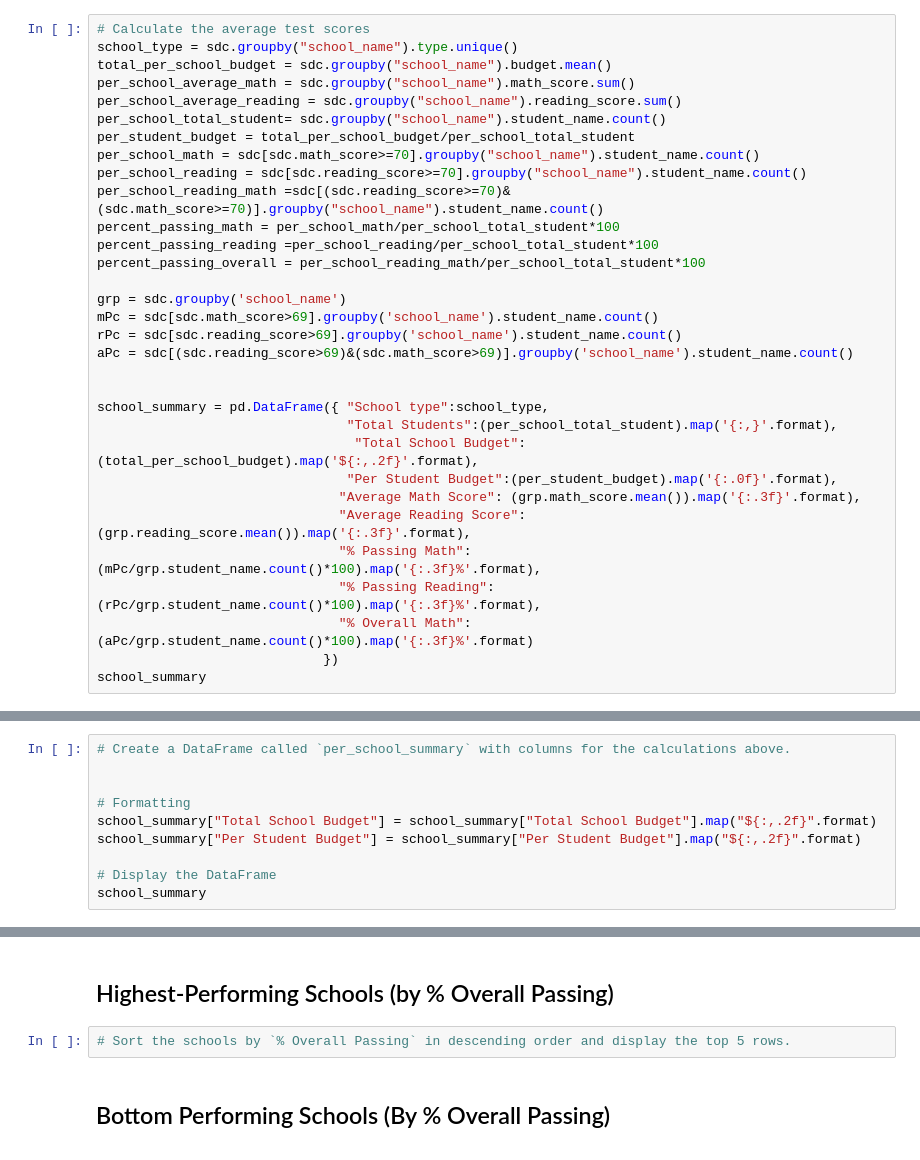
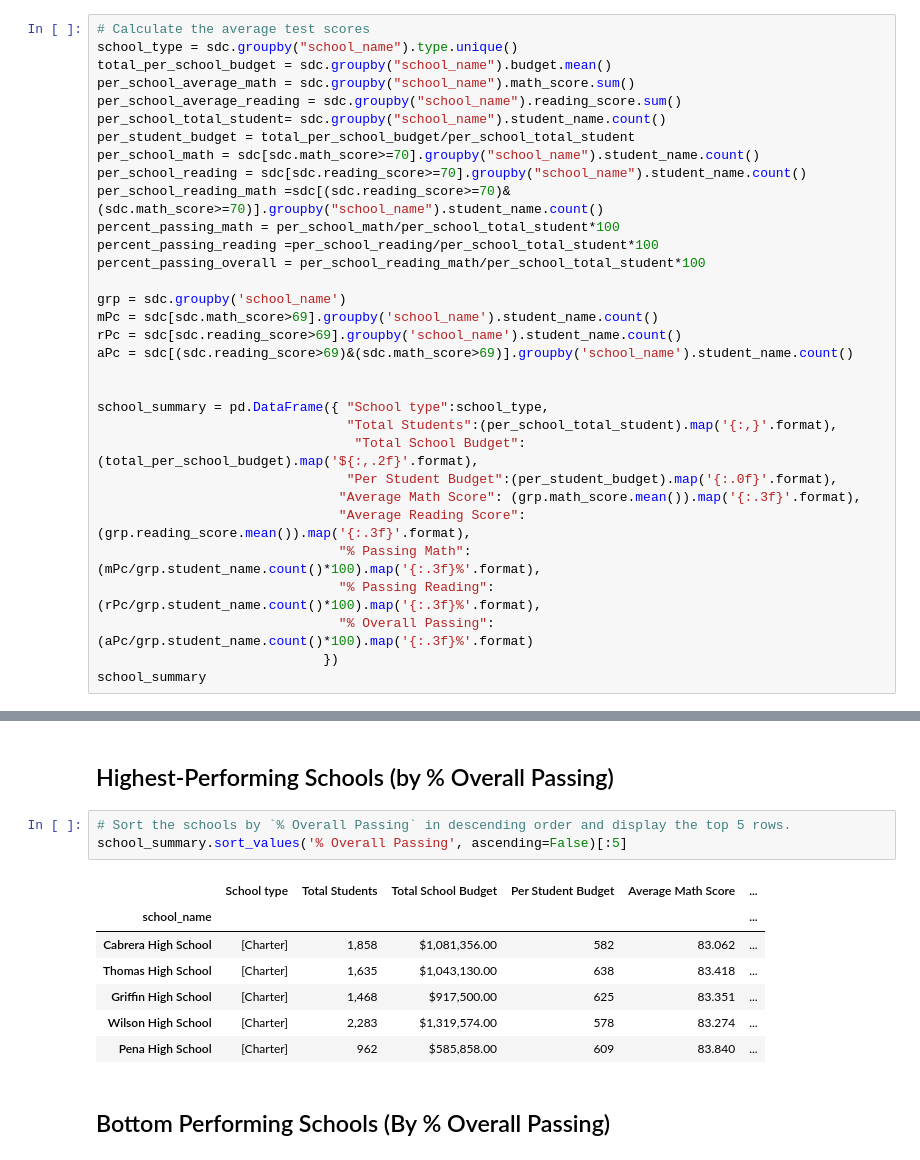
Before and after one commit to lynnh21/pandas_analysis, a Jupyter notebook: PyCitySchools/PyCitySchools_starter.ipynb, the cells around one changed output, grey strips where cells are left out. Cells and saved outputs as stored; diff of their text form.

```diff
--- a/PyCitySchools/PyCitySchools_starter.ipynb
+++ b/PyCitySchools/PyCitySchools_starter.ipynb
@@ -142,7 +142,7 @@ school_summary = pd.DataFrame({ "School type":school_type,
                                "Average Reading Score": (grp.reading_score.mean()).map('{:.3f}'.format),
                                "% Passing Math": (mPc/grp.student_name.count()*100).map('{:.3f}%'.format),
                                "% Passing Reading": (rPc/grp.student_name.count()*100).map('{:.3f}%'.format),
-                               "% Overall Math": (aPc/grp.student_name.count()*100).map('{:.3f}%'.format)
+                               "% Overall Passing": (aPc/grp.student_name.count()*100).map('{:.3f}%'.format)
                              })
 school_summary
 # %% [output]
@@ -163,13 +163,3 @@ school_summary
 | Thomas High School | [Charter] | 1,635 | $1,043,130.00 | 638 | 83.418 | ... |
 | Wilson High School | [Charter] | 2,283 | $1,319,574.00 | 578 | 83.274 | ... |
 | Wright High School | [Charter] | 1,800 | $1,049,400.00 | 583 | 83.682 | ... |
-# %%
-# Create a DataFrame called `per_school_summary` with columns for the calculations above.
-
-
-# Formatting
-school_summary["Total School Budget"] = school_summary["Total School Budget"].map("${:,.2f}".format)
-school_summary["Per Student Budget"] = school_summary["Per Student Budget"].map("${:,.2f}".format)
-
-# Display the DataFrame
-school_summary
@@ -195,6 +167,15 @@ school_summary
 ## Highest-Performing Schools (by % Overall Passing)
 # %%
 # Sort the schools by `% Overall Passing` in descending order and display the top 5 rows.
+school_summary.sort_values('% Overall Passing', ascending=False)[:5]
+# %% [output]
+|  | School type | Total Students | Total School Budget | Per Student Budget | Average Math Score | ... |
+| school_name |  |  |  |  |  | ... |
+| Cabrera High School | [Charter] | 1,858 | $1,081,356.00 | 582 | 83.062 | ... |
+| Thomas High School | [Charter] | 1,635 | $1,043,130.00 | 638 | 83.418 | ... |
+| Griffin High School | [Charter] | 1,468 | $917,500.00 | 625 | 83.351 | ... |
+| Wilson High School | [Charter] | 2,283 | $1,319,574.00 | 578 | 83.274 | ... |
+| Pena High School | [Charter] | 962 | $585,858.00 | 609 | 83.840 | ... |
 # %% [markdown]
 ## Bottom Performing Schools (By % Overall Passing)
 # %%
```
Also changed, not shown: parts of 14 cells of this notebook.
